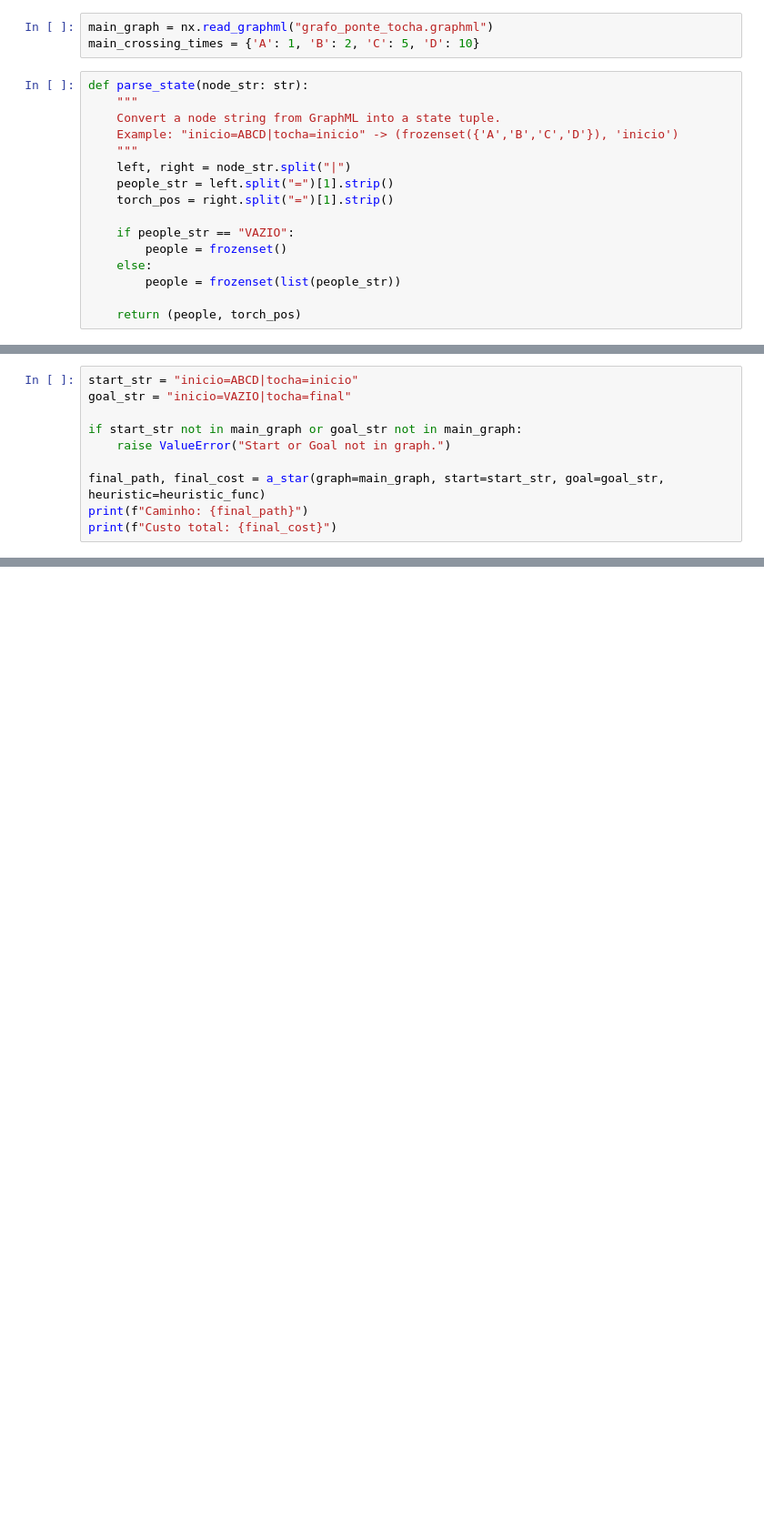
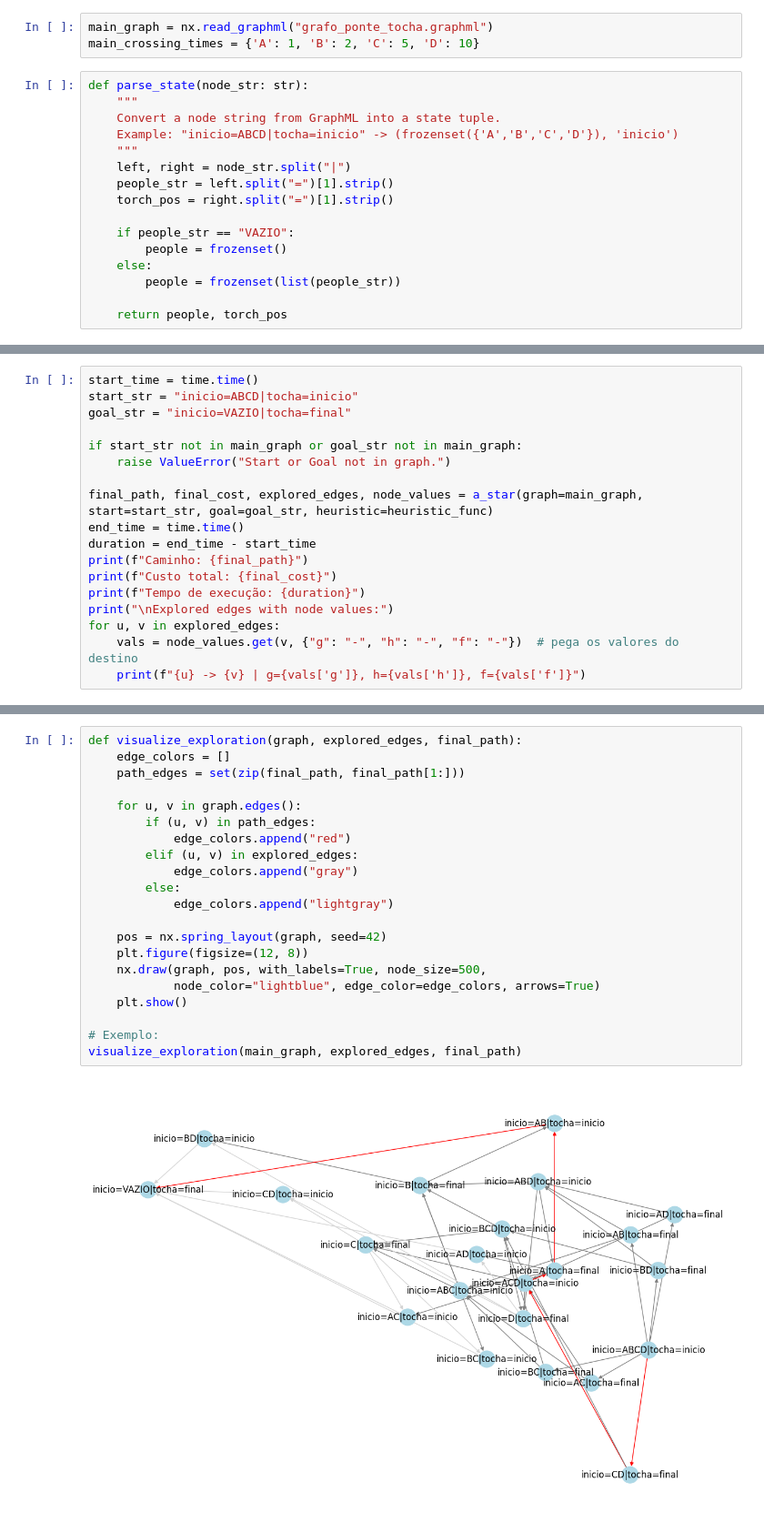
Before and after one commit to bbiancalopess/bridge-and-torch-ai-search-algorithms, a Jupyter notebook: a_star.ipynb, the cells around one changed output, grey strips where cells are left out. Shown at 91% size. Cells and saved outputs as stored; diff of their text form; blank space fills up the shorter version.

```diff
--- a/a_star.ipynb
+++ b/a_star.ipynb
@@ -20,7 +22,7 @@ def parse_state(node_str: str):
     else:
         people = frozenset(list(people_str))
 
-    return (people, torch_pos)
+    return people, torch_pos
 # %%
 def a_star(graph: nx.DiGraph, start: str, goal: str, heuristic):
     """
@@ -81,15 +93,23 @@ def heuristic_func(state):
 
     return max(slowest, estimated_returns)
 # %%
+start_time = time.time()
 start_str = "inicio=ABCD|tocha=inicio"
 goal_str = "inicio=VAZIO|tocha=final"
 
 if start_str not in main_graph or goal_str not in main_graph:
     raise ValueError("Start or Goal not in graph.")
 
-final_path, final_cost = a_star(graph=main_graph, start=start_str, goal=goal_str, heuristic=heuristic_func)
+final_path, final_cost, explored_edges, node_values = a_star(graph=main_graph, start=start_str, goal=goal_str, heuristic=heuristic_func)
+end_time = time.time()
+duration = end_time - start_time
 print(f"Caminho: {final_path}")
 print(f"Custo total: {final_cost}")
+print(f"Tempo de execução: {duration}")
+print("\nExplored edges with node values:")
+for u, v in explored_edges:
+    vals = node_values.get(v, {"g": "-", "h": "-", "f": "-"})  # pega os valores do destino
+    print(f"{u} -> {v} | g={vals['g']}, h={vals['h']}, f={vals['f']}")
 # %% [output]
 Caminho: ['inicio=ABCD|tocha=inicio', 'inicio=CD|tocha=final', 'inicio=ACD|tocha=inicio', 'inicio=A|tocha=final', 'inicio=AB|tocha=inicio', 'inicio=VAZIO|tocha=final']
 Custo total: 17
@@ -95,0 +131,23 @@ Custo total: 17
+# %%
+def visualize_exploration(graph, explored_edges, final_path):
+    edge_colors = []
+    path_edges = set(zip(final_path, final_path[1:]))
+
+    for u, v in graph.edges():
+        if (u, v) in path_edges:
+            edge_colors.append("red")
+        elif (u, v) in explored_edges:
+            edge_colors.append("gray")
+        else:
+            edge_colors.append("lightgray")
+
+    pos = nx.spring_layout(graph, seed=42)
+    plt.figure(figsize=(12, 8))
+    nx.draw(graph, pos, with_labels=True, node_size=500,
+            node_color="lightblue", edge_color=edge_colors, arrows=True)
+    plt.show()
+
+# Exemplo:
+visualize_exploration(main_graph, explored_edges, final_path)
+# %% [output]
+[figure, added]
```
Also changed, not shown: parts of 3 cells of this notebook, 3 other files.
